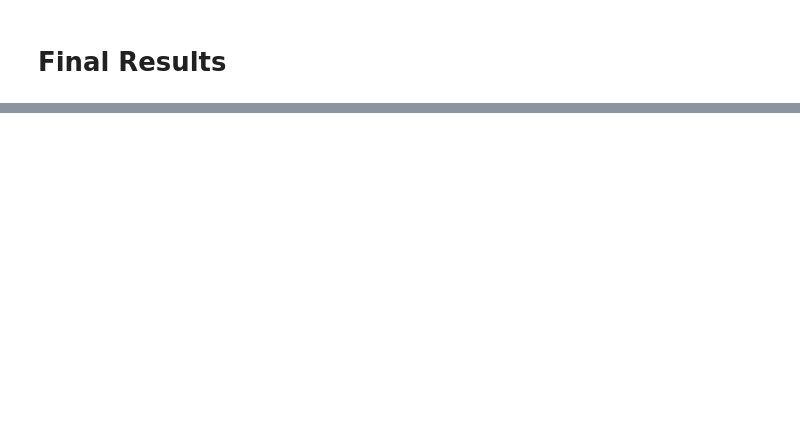
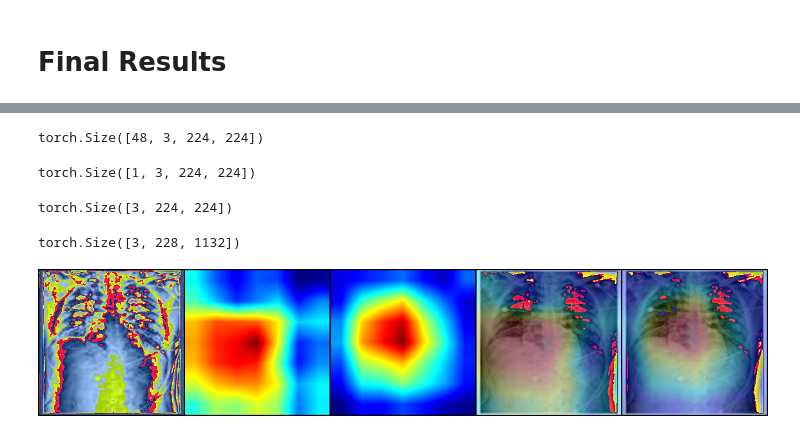
Before and after one commit to kperkins411/Covid_19_predict, a Jupyter notebook: covid_solution.ipynb, the cells around one changed output, grey strips where cells are left out. Cells and saved outputs as stored; diff of their text form; code cells hidden in the pictures; blank space fills up the shorter version.

Commit message:
Integration of GradCAM and GradCAM++

```diff
--- a/covid_solution.ipynb
+++ b/covid_solution.ipynb
@@ -385,0 +407,11 @@ show_preds()
+# %%
+from gradcam.utils import visualize_cam
+from gradcam import GradCAM, GradCAMpp
+
+configs = [
+    dict(model_type='resnet', arch=resnet18, layer_name='layer4'),
+]
+cams = [
+    [cls.from_config(**config) for cls in (GradCAM, GradCAMpp)]
+    for config in configs
+]
@@ -385,0 +437,43 @@ show_preds()
+# %%
+from torchvision import transforms
+images, labels = next(iter(dl_test))
+images =images.to(dev)
+normed_images = images.clone()
+for img in normed_images:
+    transforms.Normalize([0.485, 0.456, 0.406], [0.229, 0.224, 0.225], inplace=True)(img)
+# %%
+normed_images.shape
+# %% [output]
+torch.Size([48, 3, 224, 224])
+# %%
+n_img=normed_images[0].unsqueeze(0)
+img=images[0].unsqueeze(0)
+n_img.shape;img.shape
+# %% [output]
+torch.Size([1, 3, 224, 224])
+# %%
+from torchvision.utils import make_grid, save_image
+new_images=[]
+
+for gradcam, gradcam_pp in cams:
+    mask, _ = gradcam(n_img)
+    heatmap, result = visualize_cam(mask, img)
+
+    mask_pp, _ = gradcam_pp(n_img)
+    heatmap_pp, result_pp = visualize_cam(mask_pp, img)
+
+    new_images.extend([img.cpu().squeeze(0), heatmap, heatmap_pp, result, result_pp])
+
+grid_image = make_grid(new_images, nrow=5)
+# %%
+new_images[0].shape
+# %% [output]
+torch.Size([3, 224, 224])
+# %%
+grid_image.shape
+# %% [output]
+torch.Size([3, 228, 1132])
+# %%
+transforms.ToPILImage()(grid_image)
+# %% [output]
+[figure, added]
```
Also changed, not shown: parts of 11 cells of this notebook.
